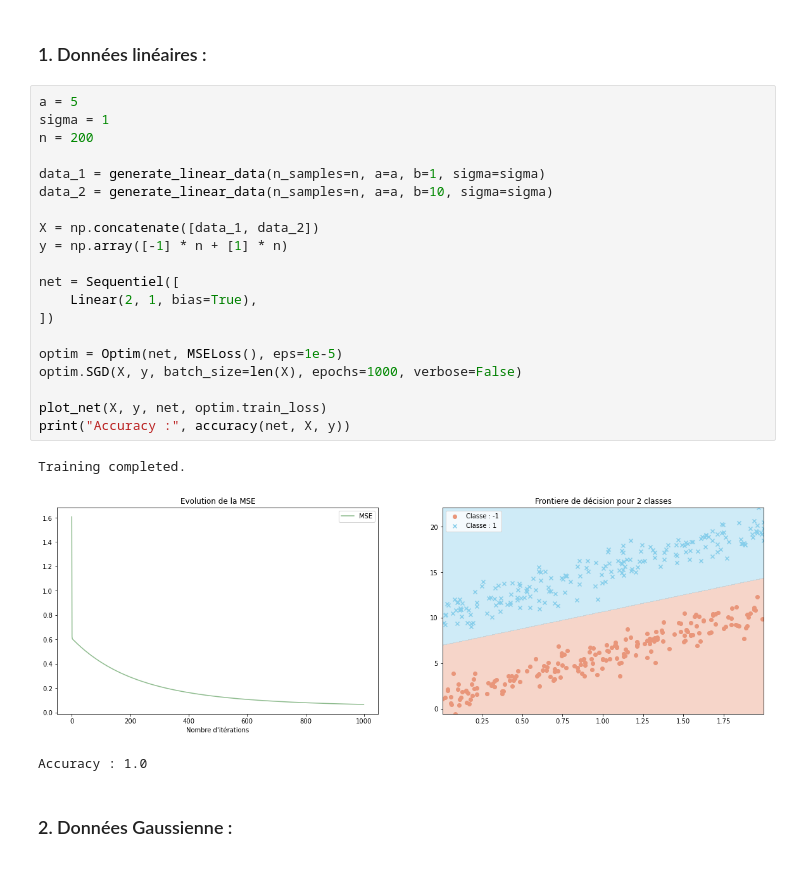
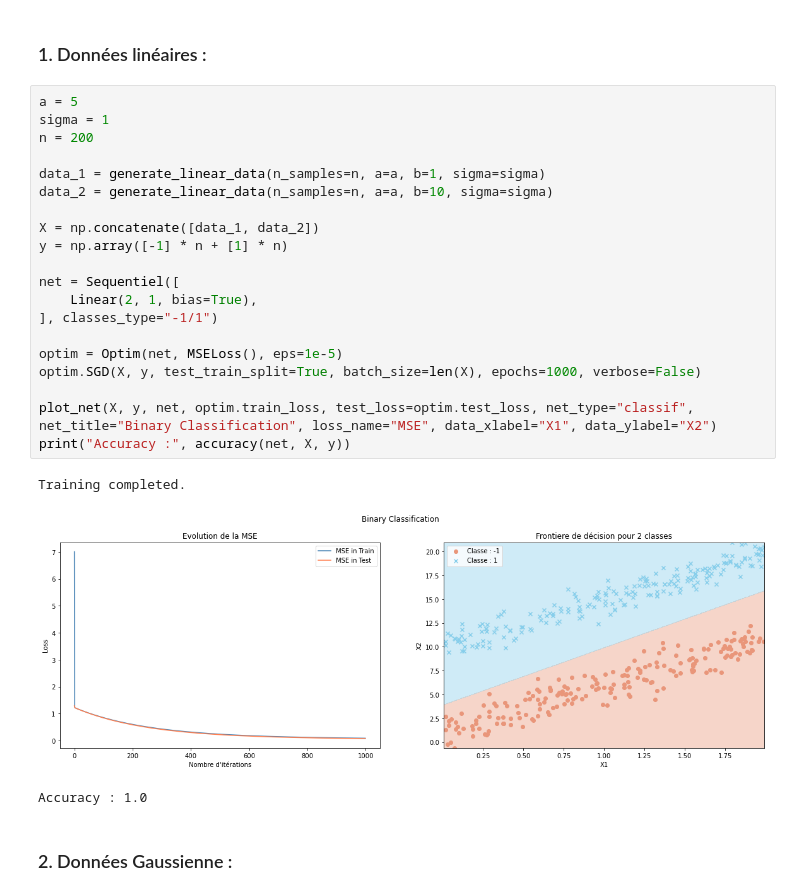
Before and after one commit to Amayas29/neural-networks, a Jupyter notebook: experimentations/linear.ipynb, the cells around one changed output. Drawn from its saved outputs; the diff is of its cells as text.

Commit message:
add train test, prediction fix, auto encoder increase, refactor

```diff
--- a/experimentations/linear.ipynb
+++ b/experimentations/linear.ipynb
@@ -43,26 +44,26 @@ Training completed.
 # %%
 a = 5
 sigma = 1
 n = 200
 
 data_1 = generate_linear_data(n_samples=n, a=a, b=1, sigma=sigma)
 data_2 = generate_linear_data(n_samples=n, a=a, b=10, sigma=sigma)
 
 X = np.concatenate([data_1, data_2])
 y = np.array([-1] * n + [1] * n)
 
 net = Sequentiel([
     Linear(2, 1, bias=True),
-])
+], classes_type="-1/1")
 
 optim = Optim(net, MSELoss(), eps=1e-5)
-optim.SGD(X, y, batch_size=len(X), epochs=1000, verbose=False)
+optim.SGD(X, y, test_train_split=True, batch_size=len(X), epochs=1000, verbose=False)
 
-plot_net(X, y, net, optim.train_loss)
+plot_net(X, y, net, optim.train_loss, test_loss=optim.test_loss, net_type="classif", net_title="Binary Classification", loss_name="MSE", data_xlabel="X1", data_ylabel="X2")
 print("Accuracy :", accuracy(net, X, y))
 # %% [output]
 Training completed.
-[figure, old version]
+[figure, new version]
 Accuracy : 1.0
 # %% [markdown]
 ### 2. Données Gaussienne :
```
Also changed, not shown: parts of 5 cells of this notebook, 11 other files.
